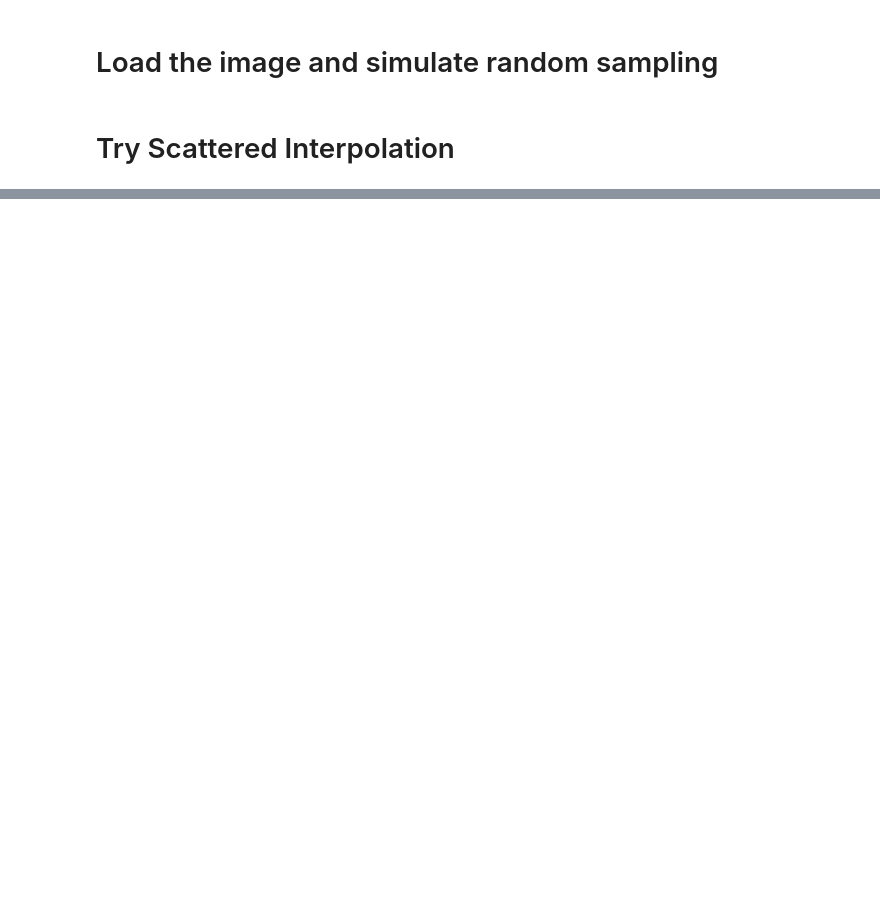
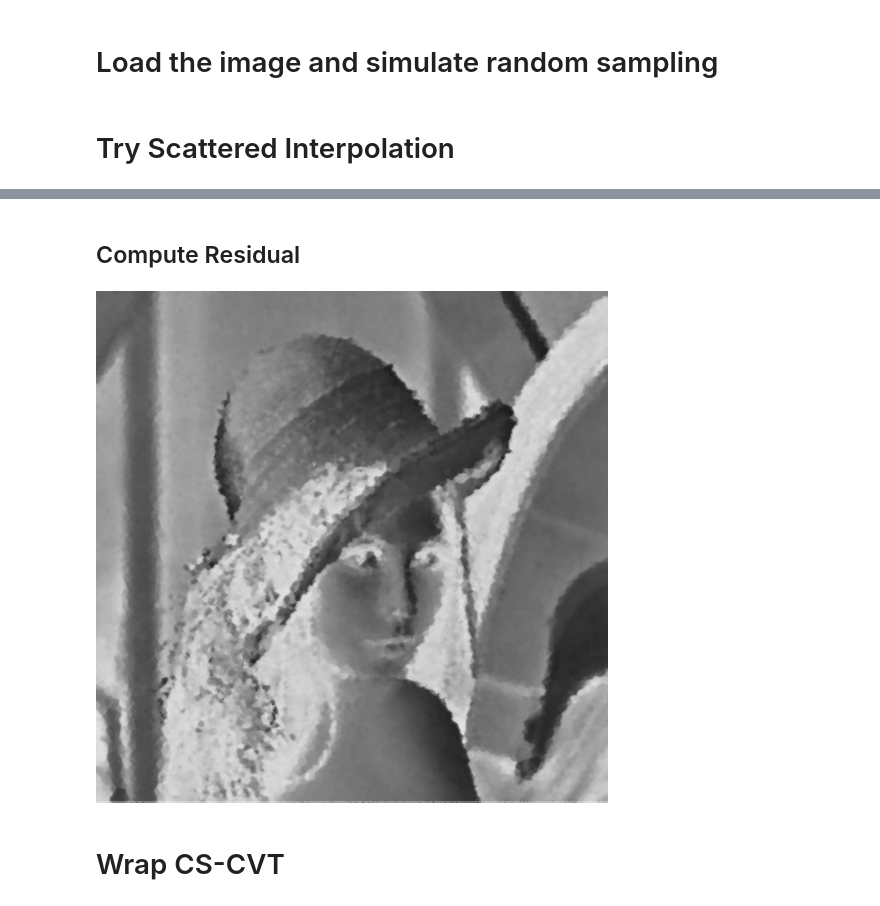
Before and after one commit to EkaSulistyawan/py-cs-cvt, a Jupyter notebook: py_cs_cvt.ipynb, the cells around one changed output, grey strips where cells are left out. Cells and saved outputs as stored; diff of their text form; code cells hidden in the pictures; blank space fills up the shorter version.

```diff
--- a/py_cs_cvt.ipynb
+++ b/py_cs_cvt.ipynb
@@ -71,0 +138,11 @@ C_fdct_struct = C.struct(C @ X)
+# %% [markdown]
+## Compute Residual
+# %%
+T = M * step3
+r = (Y - T)
+step4 = step3 + r
+imagesc(step4)
+# %% [output]
+[figure, added]
+# %% [markdown]
+# Wrap CS-CVT
```
Also changed, not shown: parts of 14 cells of this notebook, 1 other file.
